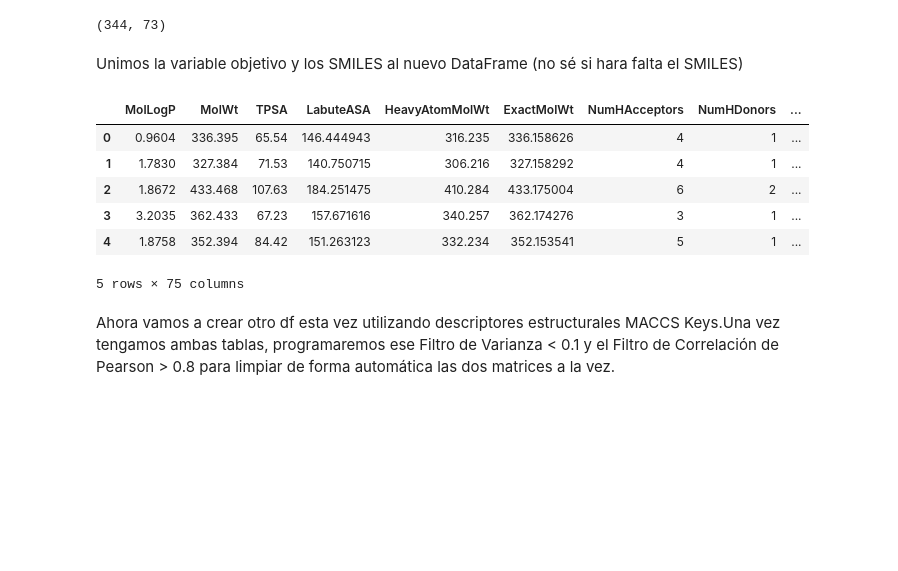
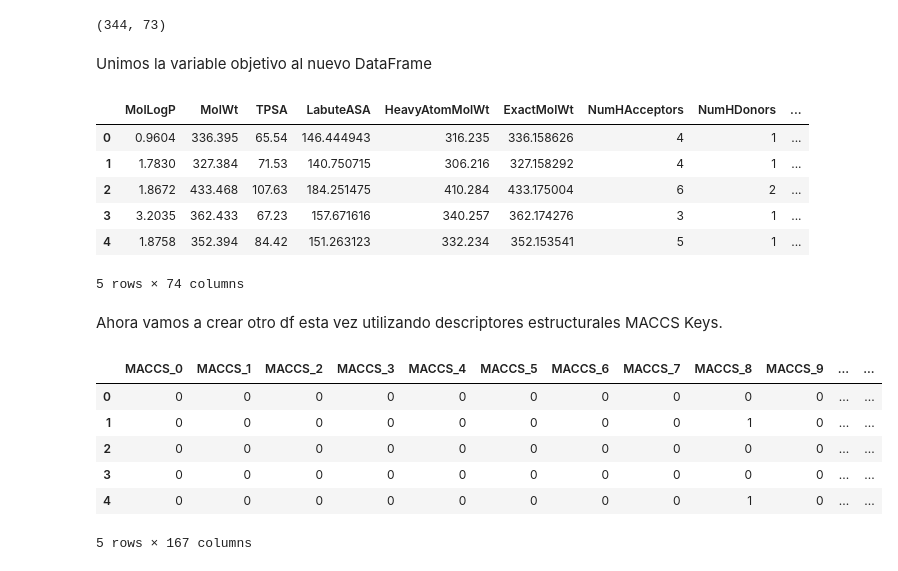
Before and after one commit to jpelaez511/TFM, a Jupyter notebook: notebook/02_Extraccion_Caracteristicas.ipynb, the cells around one changed output. Drawn from its saved outputs; the diff is of its cells as text; code cells hidden in the pictures; blank space fills up the shorter version.

Commit message:
MACCS keys y filtrado de features para el entrenamiento

```diff
--- a/notebook/02_Extraccion_Caracteristicas.ipynb
+++ b/notebook/02_Extraccion_Caracteristicas.ipynb
@@ -96,10 +97,9 @@ df_fisicoquimicos.shape
 # %% [output]
 (344, 73)
 # %% [markdown]
-Unimos la variable objetivo y los SMILES al nuevo DataFrame (no sé si hara falta el SMILES)
+Unimos la variable objetivo al nuevo DataFrame
 # %%
 df_fisicoquimicos['pChEMBL_Value'] = df_limpio['pChEMBL Value']
-df_fisicoquimicos['Smiles'] = df_limpio['Smiles']
 df_fisicoquimicos.head()
 # %% [output]
 |  | MolLogP | MolWt | TPSA | LabuteASA | HeavyAtomMolWt | ExactMolWt | NumHAcceptors | NumHDonors | ... |
@@ -108,7 +108,25 @@ df_fisicoquimicos.head()
 | 2 | 1.8672 | 433.468 | 107.63 | 184.251475 | 410.284 | 433.175004 | 6 | 2 | ... |
 | 3 | 3.2035 | 362.433 | 67.23 | 157.671616 | 340.257 | 362.174276 | 3 | 1 | ... |
 | 4 | 1.8758 | 352.394 | 84.42 | 151.263123 | 332.234 | 352.153541 | 5 | 1 | ... |
-5 rows × 75 columns
+5 rows × 74 columns
 # %% [markdown]
-Ahora vamos a crear otro df esta vez utilizando descriptores estructurales MACCS Keys.Una vez tengamos ambas tablas, programaremos ese Filtro de Varianza < 0.1 y el Filtro de Correlación de Pearson > 0.8
- para limpiar de forma automática las dos matrices a la vez.
+Ahora vamos a crear otro df esta vez utilizando descriptores estructurales MACCS Keys.
+# %%
+def calcular_maccs(smi):
+    mol = Chem.MolFromSmiles(smi)
+    maccs = MACCSkeys.GenMACCSKeys(mol)
+    return list(maccs)
+
+maccs_listas = df_limpio['Smiles'].apply(calcular_maccs).tolist()
+# %%
+nombres_columnas_maccs = [f"MACCS_{i}" for i in range(167)]
+df_maccs = pd.DataFrame(maccs_listas, columns=nombres_columnas_maccs)
+df_maccs.head()
+# %% [output]
+|  | MACCS_0 | MACCS_1 | MACCS_2 | MACCS_3 | MACCS_4 | MACCS_5 | MACCS_6 | MACCS_7 | MACCS_8 | MACCS_9 | ... | ... |
+| 0 | 0 | 0 | 0 | 0 | 0 | 0 | 0 | 0 | 0 | 0 | ... | ... |
+| 1 | 0 | 0 | 0 | 0 | 0 | 0 | 0 | 0 | 1 | 0 | ... | ... |
+| 2 | 0 | 0 | 0 | 0 | 0 | 0 | 0 | 0 | 0 | 0 | ... | ... |
+| 3 | 0 | 0 | 0 | 0 | 0 | 0 | 0 | 0 | 0 | 0 | ... | ... |
+| 4 | 0 | 0 | 0 | 0 | 0 | 0 | 0 | 0 | 1 | 0 | ... | ... |
+5 rows × 167 columns
```
Also changed, not shown: parts of 9 cells of this notebook, 1 other file.
